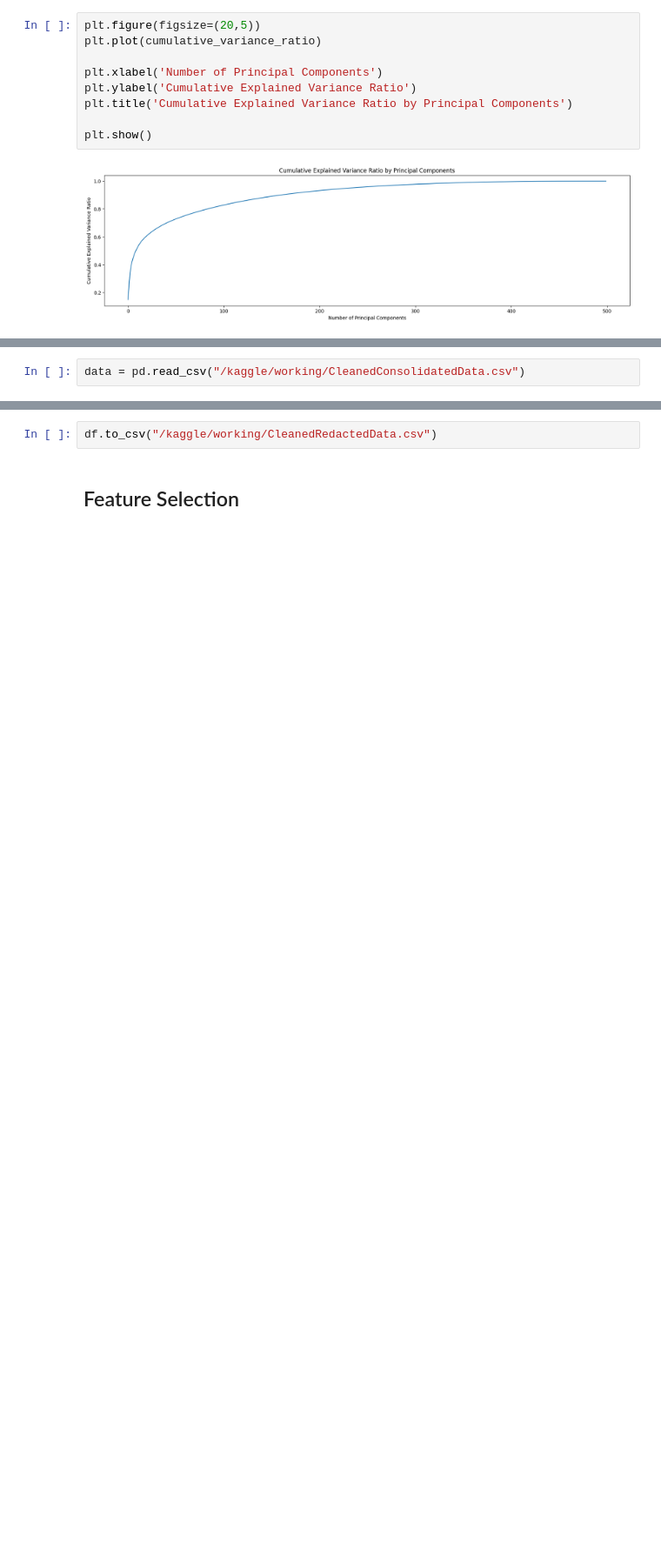
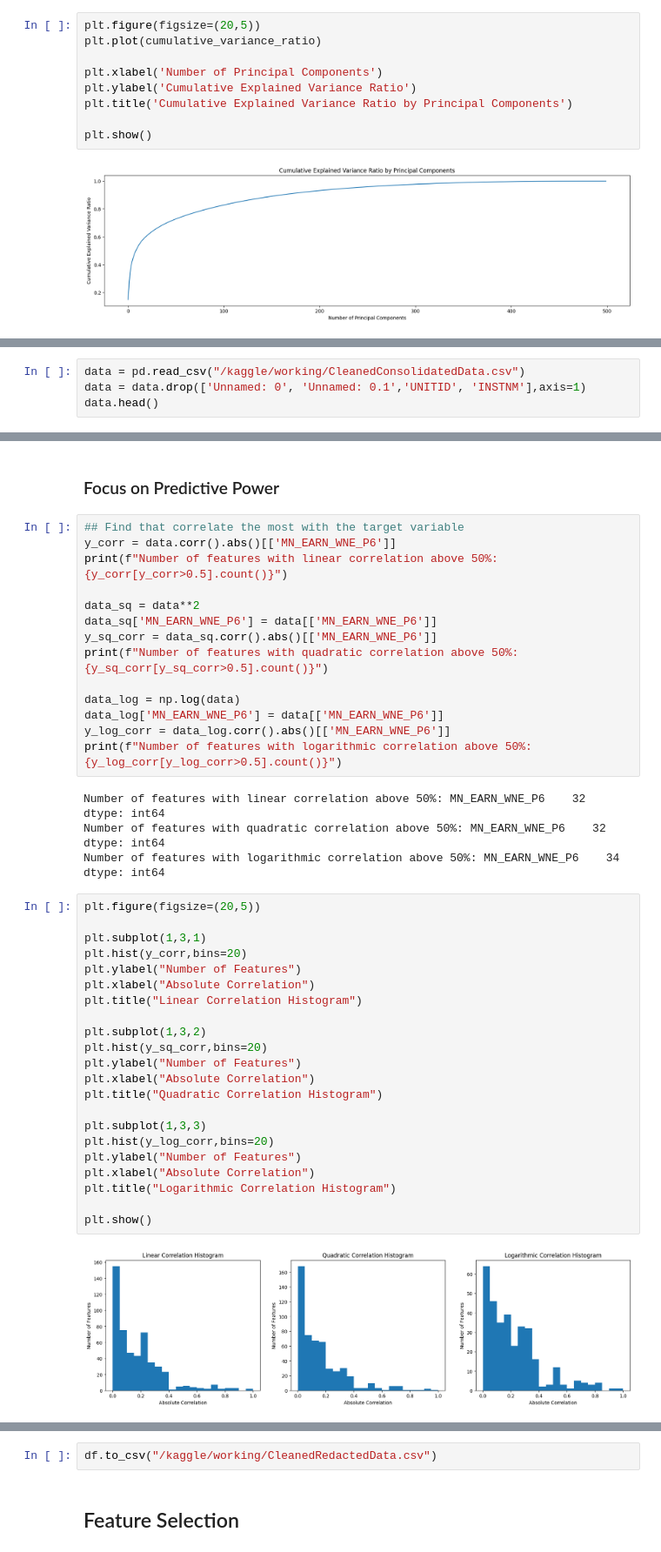
Before and after one commit to cyrilmichino/modeling-income-shares, a Jupyter notebook: college-scorecard-data-analysis.ipynb, the cells around one changed output, grey strips where cells are left out. Shown at 87% size. Drawn from its saved outputs; the diff is of its cells as text; blank space fills up the shorter version.

Commit message:
Find Features Highly Correlated with the Target

```diff
--- a/college-scorecard-data-analysis.ipynb
+++ b/college-scorecard-data-analysis.ipynb
@@ -917,2 +897,4 @@ ResourceWarning: Enable tracemalloc to get the object allocation traceback
 # %%
 data = pd.read_csv("/kaggle/working/CleanedConsolidatedData.csv")
+data = data.drop(['Unnamed: 0', 'Unnamed: 0.1','UNITID', 'INSTNM'],axis=1)
+data.head()
@@ -918,0 +908,47 @@ data = pd.read_csv("/kaggle/working/CleanedConsolidatedData.csv")
+# %% [markdown]
+### Focus on Predictive Power
+# %%
+## Find that correlate the most with the target variable
+y_corr = data.corr().abs()[['MN_EARN_WNE_P6']]
+print(f"Number of features with linear correlation above 50%: {y_corr[y_corr>0.5].count()}")
+
+data_sq = data**2
+data_sq['MN_EARN_WNE_P6'] = data[['MN_EARN_WNE_P6']]
+y_sq_corr = data_sq.corr().abs()[['MN_EARN_WNE_P6']]
+print(f"Number of features with quadratic correlation above 50%: {y_sq_corr[y_sq_corr>0.5].count()}")
+
+data_log = np.log(data)
+data_log['MN_EARN_WNE_P6'] = data[['MN_EARN_WNE_P6']]
+y_log_corr = data_log.corr().abs()[['MN_EARN_WNE_P6']]
+print(f"Number of features with logarithmic correlation above 50%: {y_log_corr[y_log_corr>0.5].count()}")
+# %% [output]
+Number of features with linear correlation above 50%: MN_EARN_WNE_P6    32
+dtype: int64
+Number of features with quadratic correlation above 50%: MN_EARN_WNE_P6    32
+dtype: int64
+Number of features with logarithmic correlation above 50%: MN_EARN_WNE_P6    34
+dtype: int64
+# %%
+plt.figure(figsize=(20,5))
+
+plt.subplot(1,3,1)
+plt.hist(y_corr,bins=20)
+plt.ylabel("Number of Features")
+plt.xlabel("Absolute Correlation")
+plt.title("Linear Correlation Histogram")
+
+plt.subplot(1,3,2)
+plt.hist(y_sq_corr,bins=20)
+plt.ylabel("Number of Features")
+plt.xlabel("Absolute Correlation")
+plt.title("Quadratic Correlation Histogram")
+
+plt.subplot(1,3,3)
+plt.hist(y_log_corr,bins=20)
+plt.ylabel("Number of Features")
+plt.xlabel("Absolute Correlation")
+plt.title("Logarithmic Correlation Histogram")
+
+plt.show()
+# %% [output]
+[figure, added]
```
Also changed, not shown: parts of 26 cells of this notebook.
